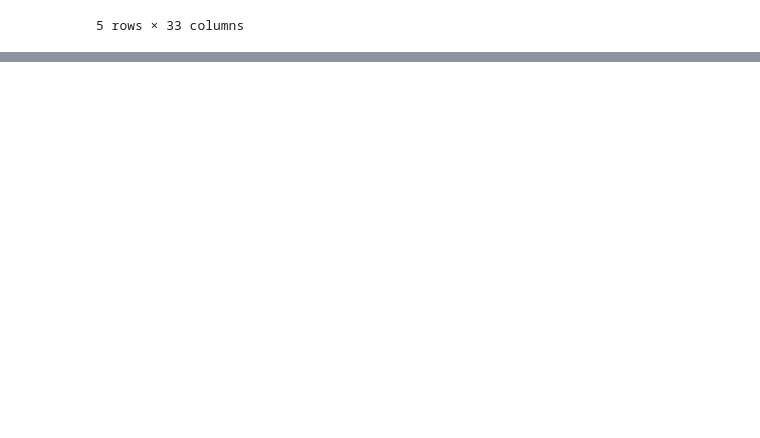
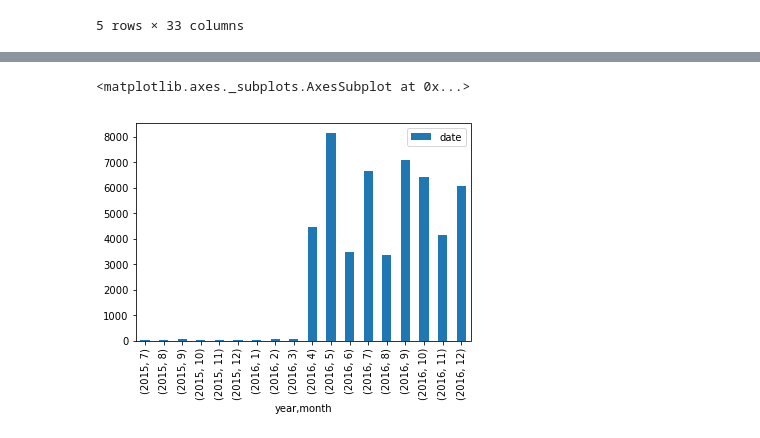
Before and after one commit to valstrl/CSM-project, a Jupyter notebook: CSM-project.ipynb, the cells around one changed output, grey strips where cells are left out. Cells and saved outputs as stored; diff of their text form; code cells hidden in the pictures; blank space fills up the shorter version.

```diff
--- a/CSM-project.ipynb
+++ b/CSM-project.ipynb
@@ -15,0 +56,5 @@ data.head()
+# %%
+up_time.groupby(['year','month']).count().plot.bar()
+# %% [output]
+<matplotlib.axes._subplots.AxesSubplot at 0x...>
+[figure, added]
```
Also changed, not shown: parts of 11 cells of this notebook.
